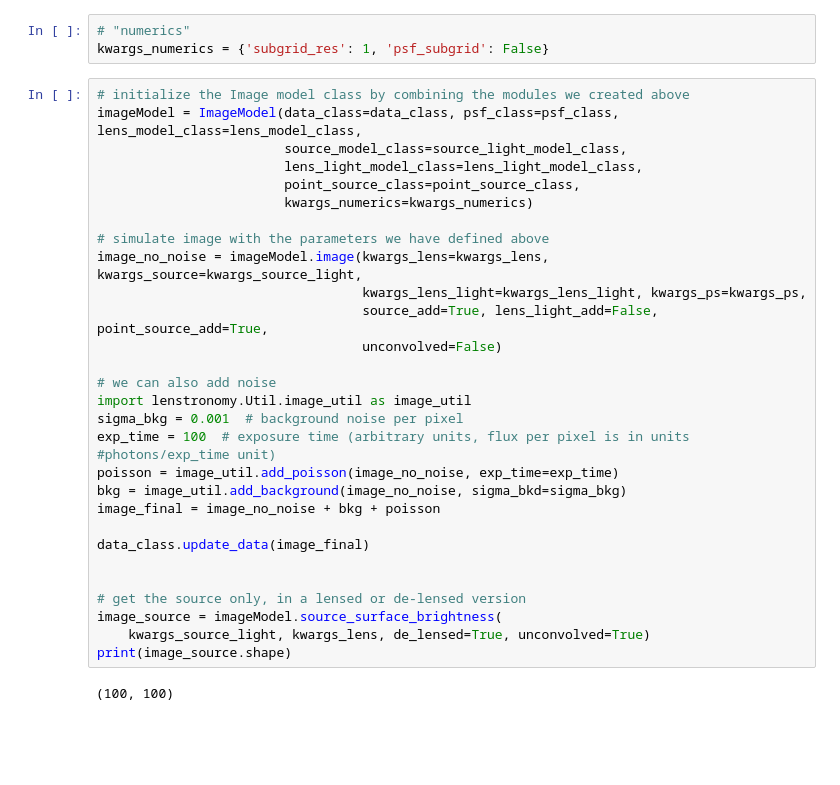
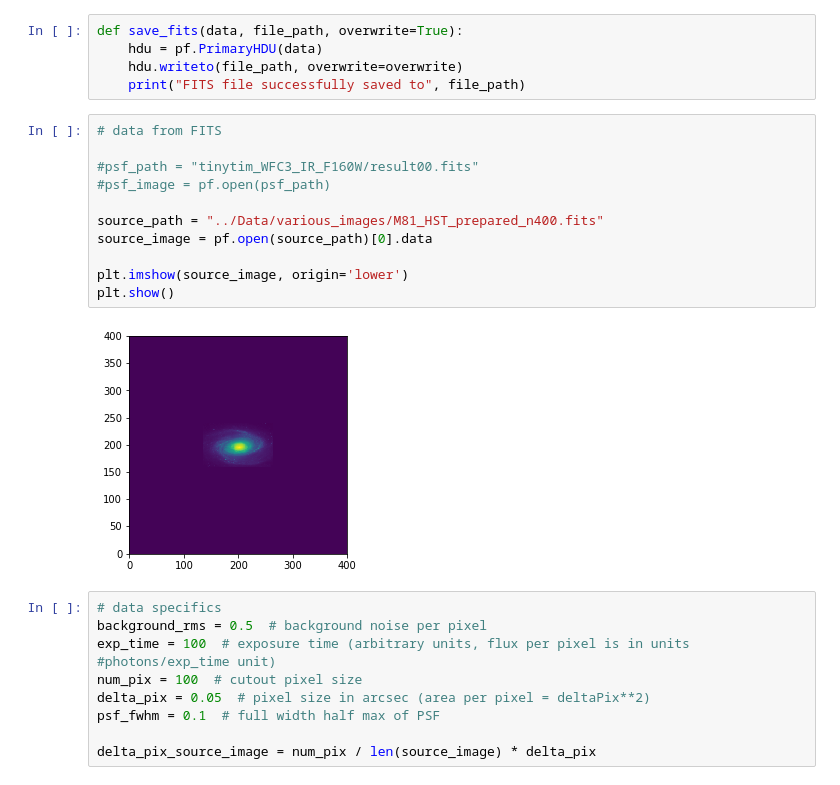
Before and after one commit to aymgal/GravLensGen, a Jupyter notebook: Notebooks/lens_gen_lenstronomy.ipynb, the cells around one changed output. Drawn from its saved outputs; the diff is of its cells as text; blank space fills up the shorter version.

Commit message:
Update notebooks to last versions of lenstronomy & MuSLIT

```diff
--- a/Notebooks/lens_gen_lenstronomy.ipynb
+++ b/Notebooks/lens_gen_lenstronomy.ipynb
@@ -141,34 +24,27 @@ point_source_class = PointSource(point_source_type_list=point_source_list)
-# %%
-# "numerics"
-kwargs_numerics = {'subgrid_res': 1, 'psf_subgrid': False}
-# %%
-# initialize the Image model class by combining the modules we created above
-imageModel = ImageModel(data_class=data_class, psf_class=psf_class, lens_model_class=lens_model_class,
-                        source_model_class=source_light_model_class,
-                        lens_light_model_class=lens_light_model_class,
-                        point_source_class=point_source_class,
-                        kwargs_numerics=kwargs_numerics)
-
-# simulate image with the parameters we have defined above
-image_no_noise = imageModel.image(kwargs_lens=kwargs_lens, kwargs_source=kwargs_source_light,
-                                  kwargs_lens_light=kwargs_lens_light, kwargs_ps=kwargs_ps,
-                                  source_add=True, lens_light_add=False, point_source_add=True,
-                                  unconvolved=False)
-
-# we can also add noise
-import lenstronomy.Util.image_util as image_util
-sigma_bkg = 0.001  # background noise per pixel
-exp_time = 100  # exposure time (arbitrary units, flux per pixel is in units #photons/exp_time unit)
-poisson = image_util.add_poisson(image_no_noise, exp_time=exp_time)
-bkg = image_util.add_background(image_no_noise, sigma_bkd=sigma_bkg)
-image_final = image_no_noise + bkg + poisson
-
-data_class.update_data(image_final)
-
-
-# get the source only, in a lensed or de-lensed version
-image_source = imageModel.source_surface_brightness(
-    kwargs_source_light, kwargs_lens, de_lensed=True, unconvolved=True)
-print(image_source.shape)
-# %% [output]
-(100, 100)
+# %%
+def save_fits(data, file_path, overwrite=True):
+    hdu = pf.PrimaryHDU(data)
+    hdu.writeto(file_path, overwrite=overwrite)
+    print("FITS file successfully saved to", file_path)
+# %%
+# data from FITS
+
+#psf_path = "tinytim_WFC3_IR_F160W/result00.fits"
+#psf_image = pf.open(psf_path)
+
+source_path = "../Data/various_images/M81_HST_prepared_n400.fits"
+source_image = pf.open(source_path)[0].data
+
+plt.imshow(source_image, origin='lower')
+plt.show()
+# %% [output]
+[figure, added]
+# %%
+# data specifics
+background_rms = 0.5  # background noise per pixel
+exp_time = 100  # exposure time (arbitrary units, flux per pixel is in units #photons/exp_time unit)
+num_pix = 100  # cutout pixel size
+delta_pix = 0.05  # pixel size in arcsec (area per pixel = deltaPix**2)
+psf_fwhm = 0.1  # full width half max of PSF
+
+delta_pix_source_image = num_pix / len(source_image) * delta_pix
```
Also changed, not shown: parts of 15 cells of this notebook, 8 other files.
